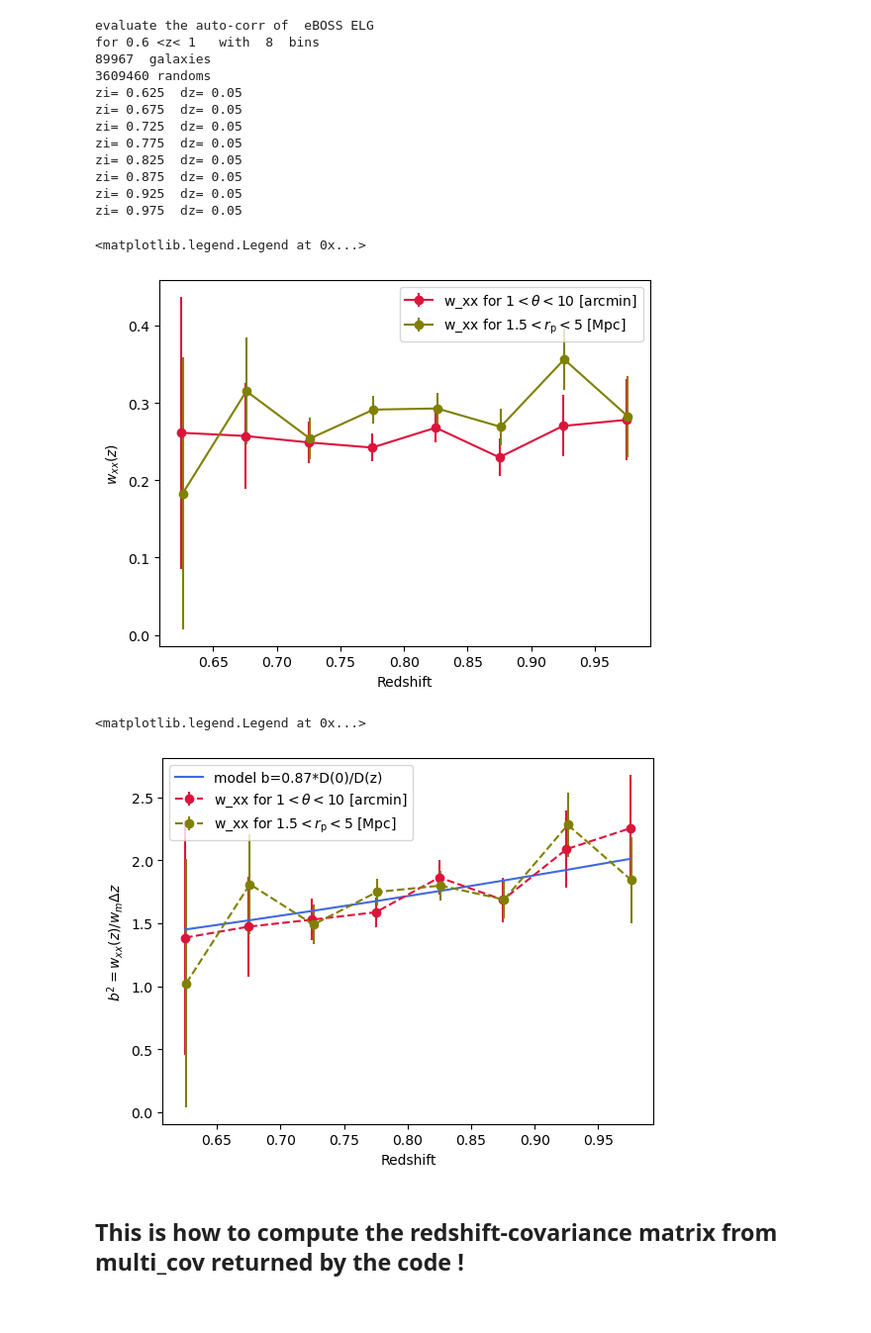
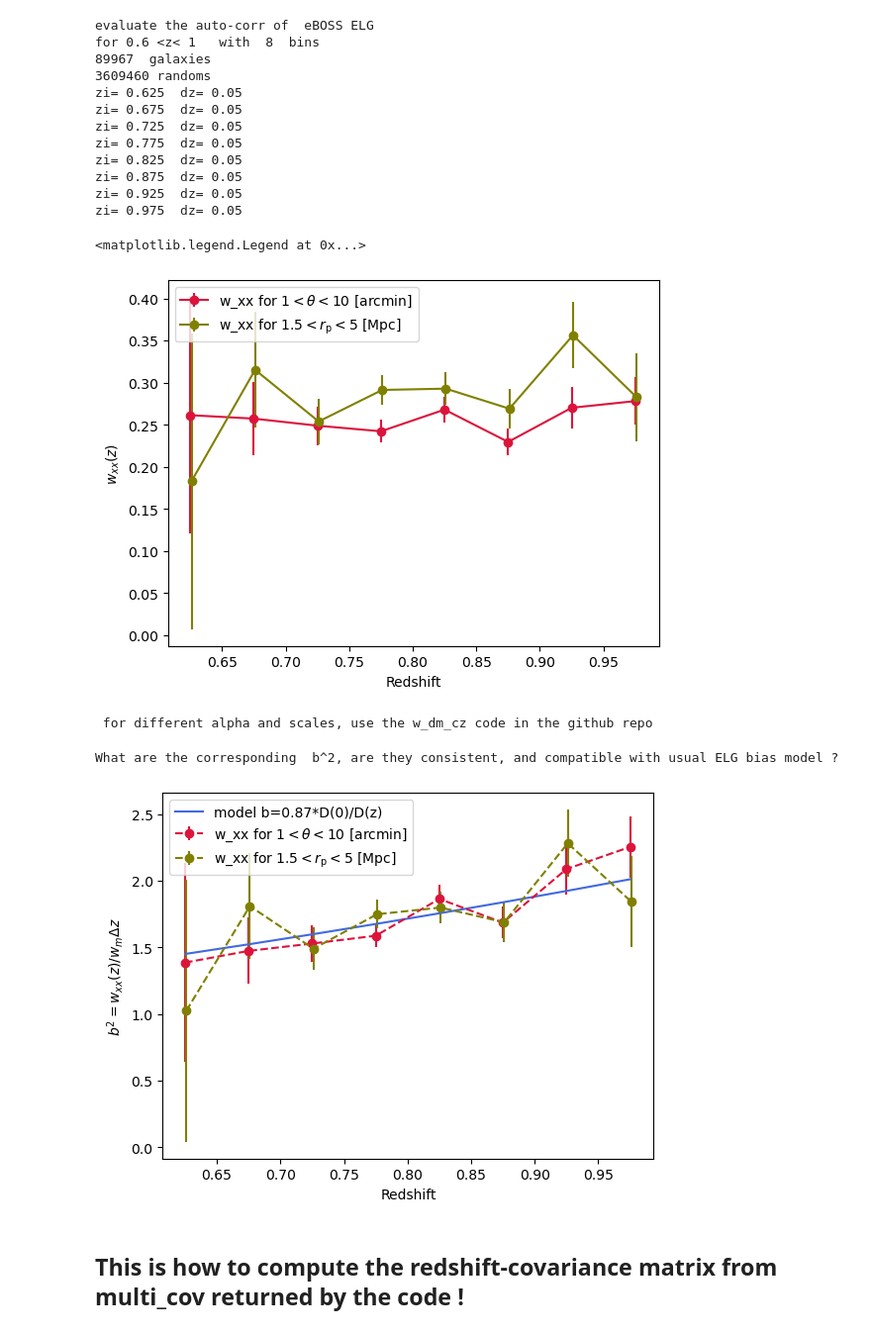
Before and after one commit to wdassignies/Clustering_z, a Jupyter notebook: Auto_corr_Cz.ipynb, the cells around one changed output. Shown: that part at 99% size. Drawn from its saved outputs; the diff is of its cells as text; code cells hidden in the pictures.

```diff
--- a/Auto_corr_Cz.ipynb
+++ b/Auto_corr_Cz.ipynb
@@ -267,23 +267,25 @@ zi= 0.975  dz= 0.05
 # %%
 ialpha=1
 plt.xlabel('Redshift')
 plt.ylabel(r'$w_{xx}(z)$')
 
 Z8=np.array([0.625+0.05*i for i in range(8)]) #Z list for 8 bins
 
-plt.errorbar(Z8, [A0[i][ialpha] for i in range(8)],yerr=[B1[i][ialpha] for i in range(8)],color='crimson',marker='o',label=r'w_xx for $1<\theta<10$ [arcmin]')
+plt.errorbar(Z8, [A0[i][ialpha] for i in range(8)],yerr=[B0[i][ialpha] for i in range(8)],color='crimson',marker='o',label=r'w_xx for $1<\theta<10$ [arcmin]')
 plt.errorbar(Z8+0.001, [A1[i][ialpha] for i in range(8)],yerr=[B1[i][ialpha] for i in range(8)],color='olive',marker='o',label=r'w_xx for $1.5<r_{\rm p}<5$ [Mpc]')
 
 plt.legend()
 # %% [output]
 <matplotlib.legend.Legend at 0x...>
-[figure, old version]
+[figure, new version]
 # %%
 #for ialpha=1, and the scale range above:
 wdm_theta=np.array([0.00943, 0.00873, 0.00814, 0.00763, 0.00719, 0.00681, 0.00647, 0.00617])
 wdm_rp=np.array([0.00893, 0.00871, 0.00852, 0.00833, 0.00814, 0.00797, 0.00781, 0.00767])
 
-# for different alpha and scales, use the w_dm_cz code in the github repo
+print(' for different alpha and scales, use the w_dm_cz code in the github repo')
+# %% [output]
+ for different alpha and scales, use the w_dm_cz code in the github repo
 # %%
 ialpha=1
 plt.xlabel('Redshift')
@@ -291,7 +293,7 @@ plt.ylabel(r'$b^2=w_{xx}(z)/w_m\Delta z$')
 
 Z8=np.array([0.625+0.05*i for i in range(8)]) #Z list for 8 bins
 
-plt.errorbar(Z8, [A0[i][ialpha]/wdm_theta[i]*0.05 for i in range(8)],yerr=[B1[i][ialpha]/wdm_theta[i]*0.05  for i in range(8)],color='crimson',linestyle='--',marker='o',label=r'w_xx for $1<\theta<10$ [arcmin]')
+plt.errorbar(Z8, [A0[i][ialpha]/wdm_theta[i]*0.05 for i in range(8)],yerr=[B0[i][ialpha]/wdm_theta[i]*0.05  for i in range(8)],color='crimson',linestyle='--',marker='o',label=r'w_xx for $1<\theta<10$ [arcmin]')
 plt.errorbar(Z8+0.001, [A1[i][ialpha]/wdm_rp[i]*0.05  for i in range(8)],yerr=[B1[i][ialpha]/wdm_rp[i]*0.05  for i in range(8)],color='olive',linestyle='--',marker='o',label=r'w_xx for $1.5<r_{\rm p}<5$ [Mpc]')
 
 
@@ -299,10 +301,10 @@ b2_model=[(0.87*D_cosmo(0)/D_cosmo(z))**2 for z in Z8]
 
 plt.plot(Z8,b2_model,label='model b=0.87*D(0)/D(z)',color='royalblue')
 plt.legend()
-print('What is the corresponding  $b^2$m ')
+print('What are the corresponding  b^2, are they consistent, and compatible with usual ELG bias model ?')
 # %% [output]
-<matplotlib.legend.Legend at 0x...>
+What are the corresponding  b^2, are they consistent, and compatible with usual ELG bias model ?
-[figure, old version]
+[figure, new version]
 # %% [markdown]
 ## This is how to compute the redshift-covariance matrix from multi_cov returned by the code !
 # %%
```
Also changed, not shown: parts of 1 cell of this notebook.
